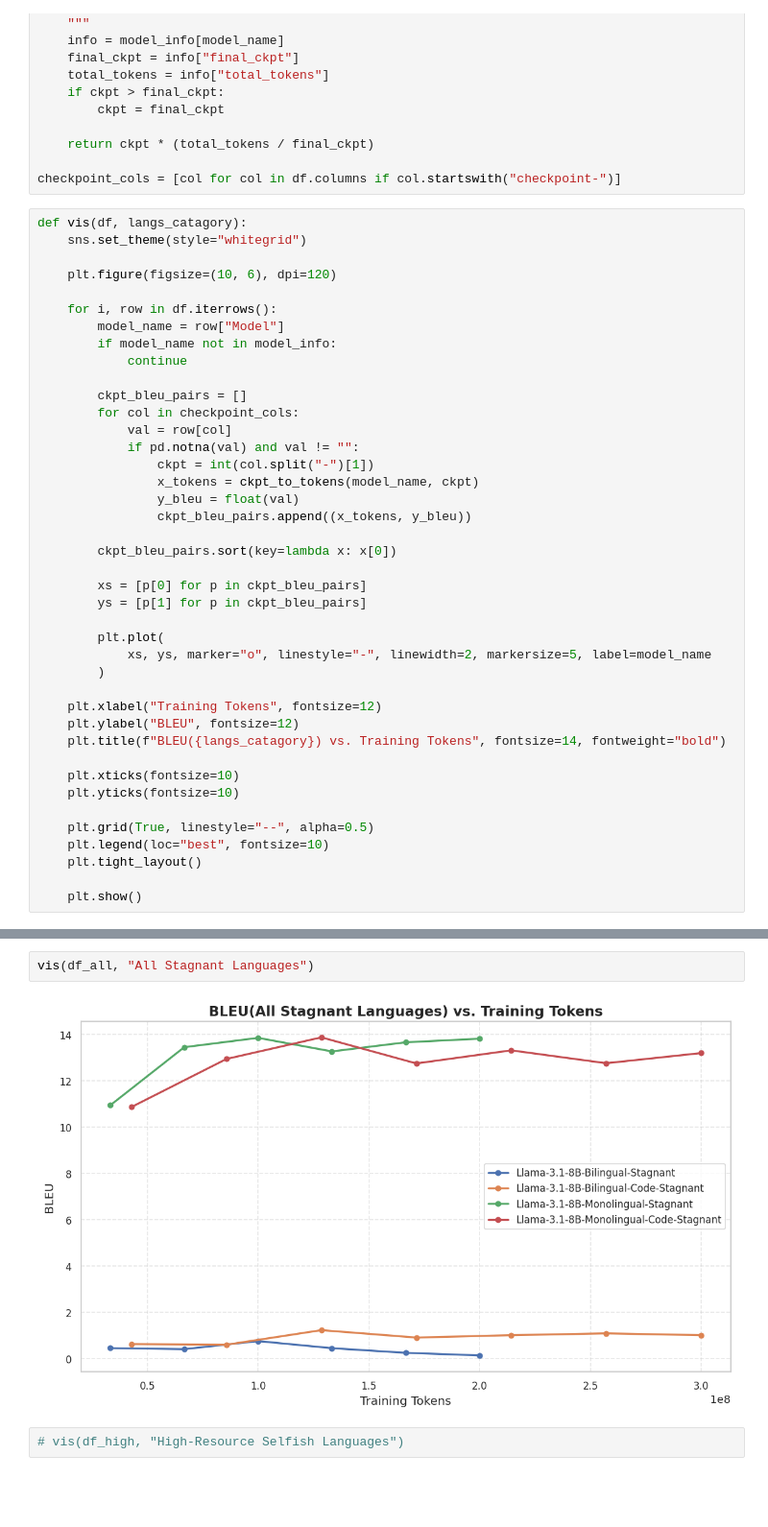
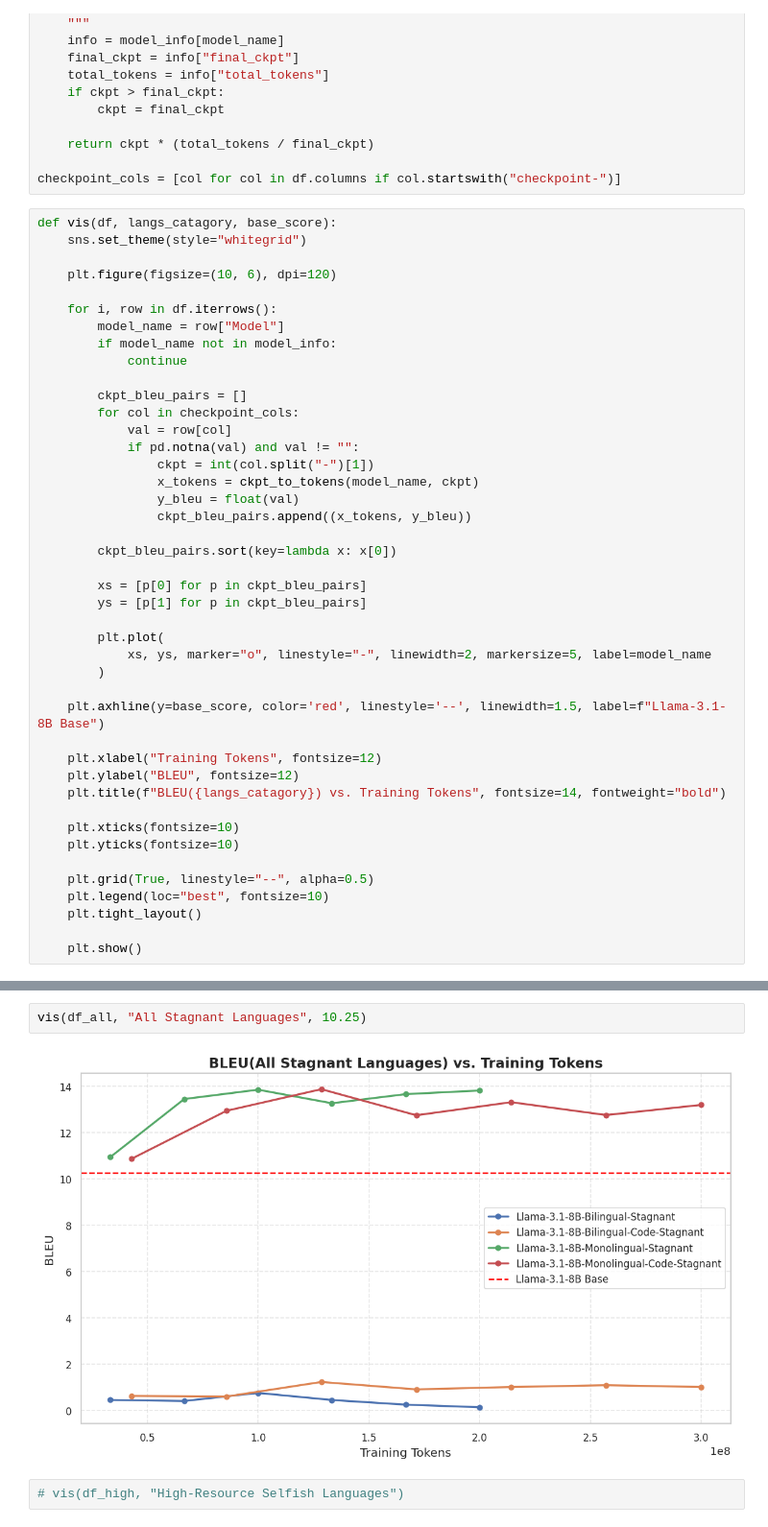
Before and after one commit to MaLA-LM/MixCPT, a Jupyter notebook: evaluation/Visualization/Flores-0-2-epochs/Llama-3-1-8B-Flores-200-BLEU/vis_stagnant.ipynb, the cells around one changed output, grey strips where cells are left out. Shown at 96% size. Saved outputs shown, nothing was run; the diff lists cells and outputs as text; blank space fills up the shorter version.

```diff
--- a/evaluation/Visualization/Flores-0-2-epochs/Llama-3-1-8B-Flores-200-BLEU/vis_stagnant.ipynb
+++ b/evaluation/Visualization/Flores-0-2-epochs/Llama-3-1-8B-Flores-200-BLEU/vis_stagnant.ipynb
@@ -87,7 +88,7 @@ def ckpt_to_tokens(model_name: str, ckpt: int) -> float:
 
 checkpoint_cols = [col for col in df.columns if col.startswith("checkpoint-")]
 # %%
-def vis(df, langs_catagory):
+def vis(df, langs_catagory, base_score):
     sns.set_theme(style="whitegrid")
 
     plt.figure(figsize=(10, 6), dpi=120)
@@ -115,6 +116,8 @@ def vis(df, langs_catagory):
             xs, ys, marker="o", linestyle="-", linewidth=2, markersize=5, label=model_name
         )
 
+    plt.axhline(y=base_score, color='red', linestyle='--', linewidth=1.5, label=f"Llama-3.1-8B Base")
+
     plt.xlabel("Training Tokens", fontsize=12)
     plt.ylabel("BLEU", fontsize=12)
     plt.title(f"BLEU({langs_catagory}) vs. Training Tokens", fontsize=14, fontweight="bold")
@@ -130,7 +190,7 @@ def vis(df, langs_catagory):
 # %%
-vis(df_all, "All Stagnant Languages")
+vis(df_all, "All Stagnant Languages", 10.25)
 # %% [output]
-[figure, old version]
+[figure, new version]
 # %%
 # vis(df_high, "High-Resource Selfish Languages")
 # %%
```
Also changed, not shown: parts of 5 cells of this notebook, 7 other files.
